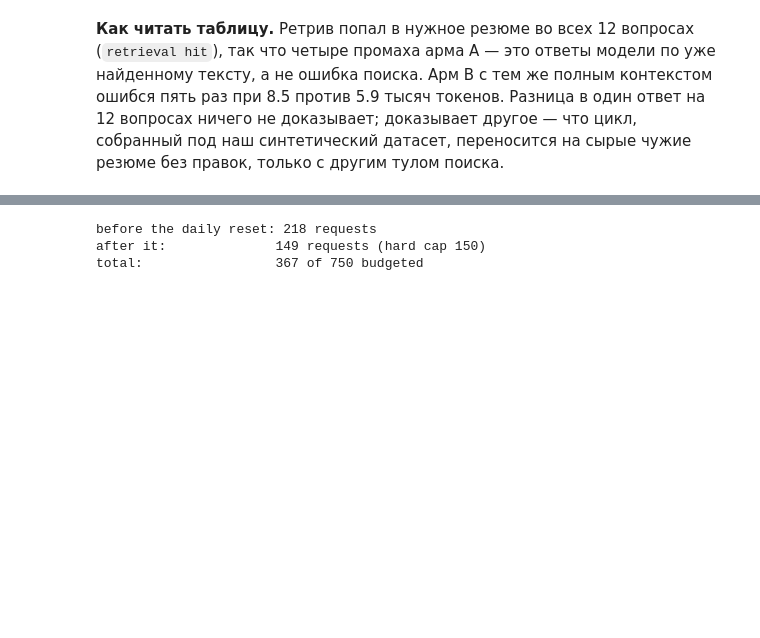
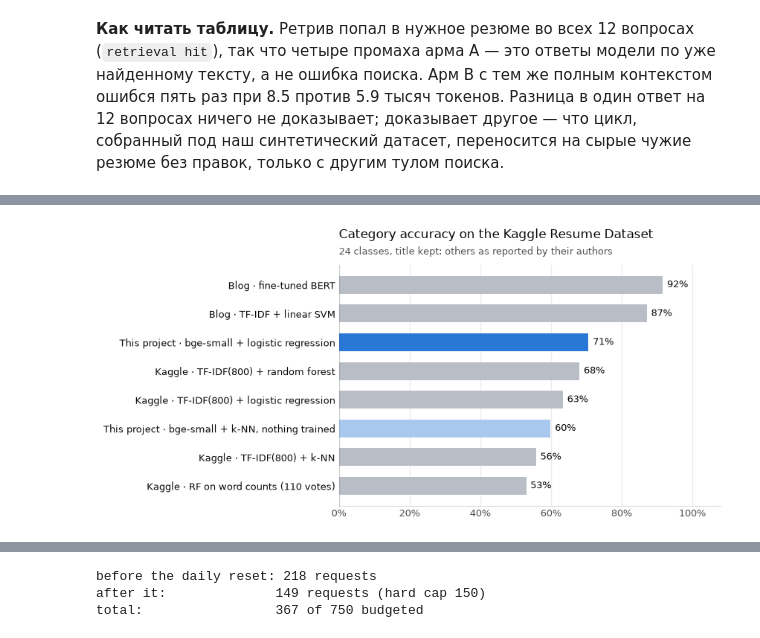
Before and after one commit to ananasDDA/cv-screener, a Jupyter notebook: research.ipynb, the cells around one changed output, grey strips where cells are left out. Drawn from its saved outputs; the diff is of its cells as text; code cells hidden in the pictures; blank space fills up the shorter version.

```diff
--- a/research.ipynb
+++ b/research.ipynb
@@ -465,0 +472,5 @@ _ = plots.external_arms(jobresqa.accuracy_table(part3)) if part3 else print("no
+# %%
+from research import kaggle_resume, plots
+
+kg = kaggle_resume.run()          # читает кэш; пересчёт: kaggle_resume.run(force=True) при скачанном датасете
+print(kg["n"], "резюме,", kg["categories"], "категории; самая частая категория даёт", f"{kg['majority_baseline']:.1%}")
@@ -465,0 +494,4 @@ _ = plots.external_arms(jobresqa.accuracy_table(part3)) if part3 else print("no
+# %%
+plots.kaggle_vs_others(kg);
+# %% [output]
+[figure, added]
```
Also changed, not shown: parts of 17 cells of this notebook, 7 other files.
